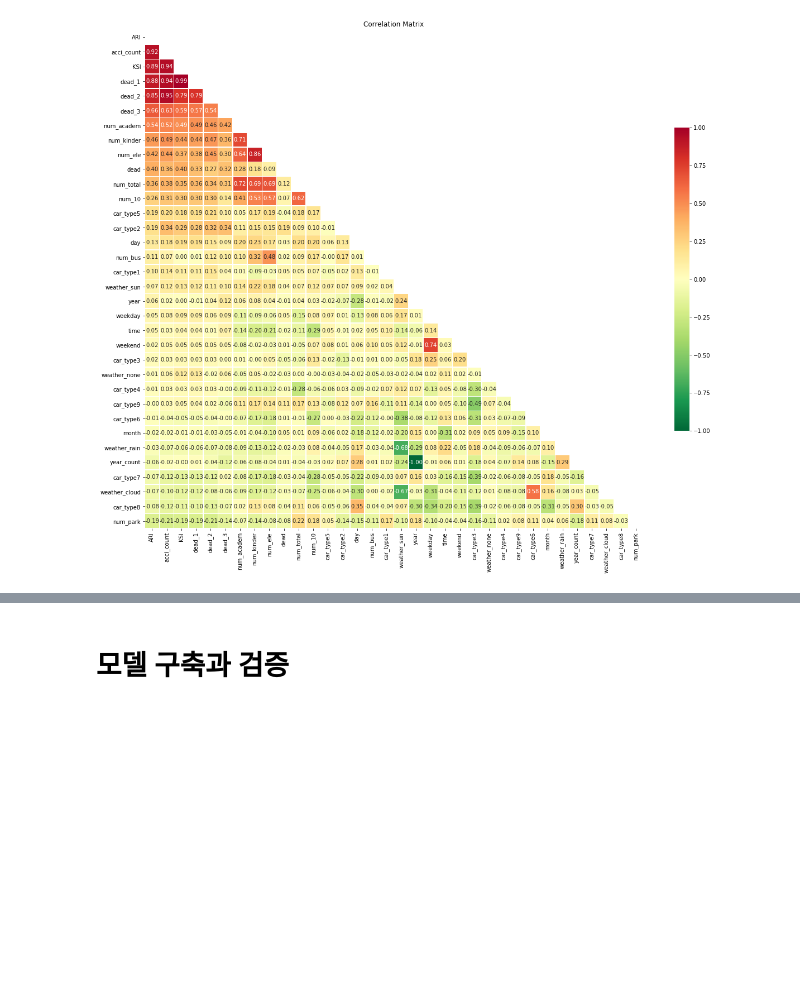
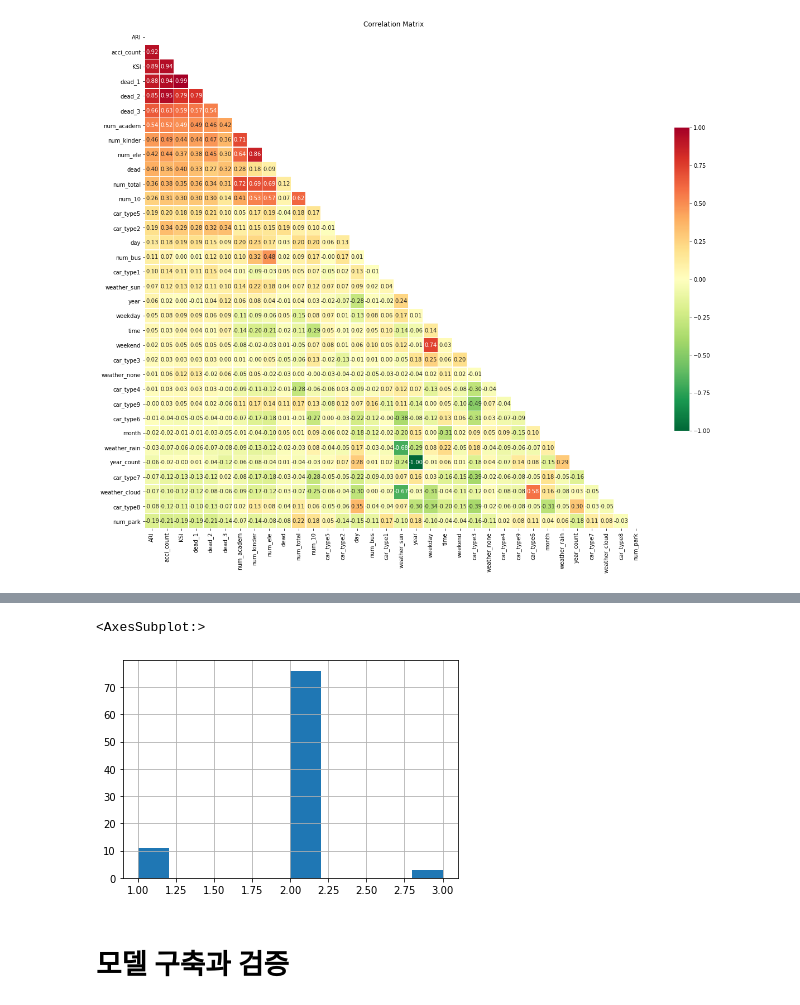
Before and after one commit to suhyeonnnnn/Changwon, a Jupyter notebook: changwon-prediction.ipynb, the cells around one changed output, grey strips where cells are left out. Cells and saved outputs as stored; diff of their text form; code cells hidden in the pictures; blank space fills up the shorter version.

```diff
--- a/창원_prediction_model.ipynb
+++ b/changwon-prediction.ipynb
@@ -372,3 +371,21 @@ df.describe()
 | 50% | 0.000000 | 2.000000 | 2.500000 | 0.000000 | 5.000000 | 2.000000 | 2015.000000 | 6.000000 | 15.000000 | 15.000000 | 2.000000 | ... |
 | 75% | 0.000000 | 6.000000 | 7.000000 | 1.000000 | 14.000000 | 6.000000 | 2016.000000 | 7.000000 | 17.000000 | 16.000000 | 3.000000 | ... |
 | max | 2.000000 | 19.000000 | 22.000000 | 5.000000 | 39.000000 | 20.000000 | 2020.000000 | 11.000000 | 27.000000 | 21.000000 | 6.000000 | ... |
+# %%
+#시간대별 변수 만들기
+def is_time(x):
+    if x < 7:
+        return 0
+    elif x < 13 :
+        return 1
+    elif x < 19:
+        return 2
+    else:
+        return 3
+
+df['time'] = df['time'].apply(is_time)
+# %%
+df['time'].hist()
+# %% [output]
+<AxesSubplot:>
+[figure, added]
```
Also changed, not shown: parts of 2 cells of this notebook, 1 other file.
